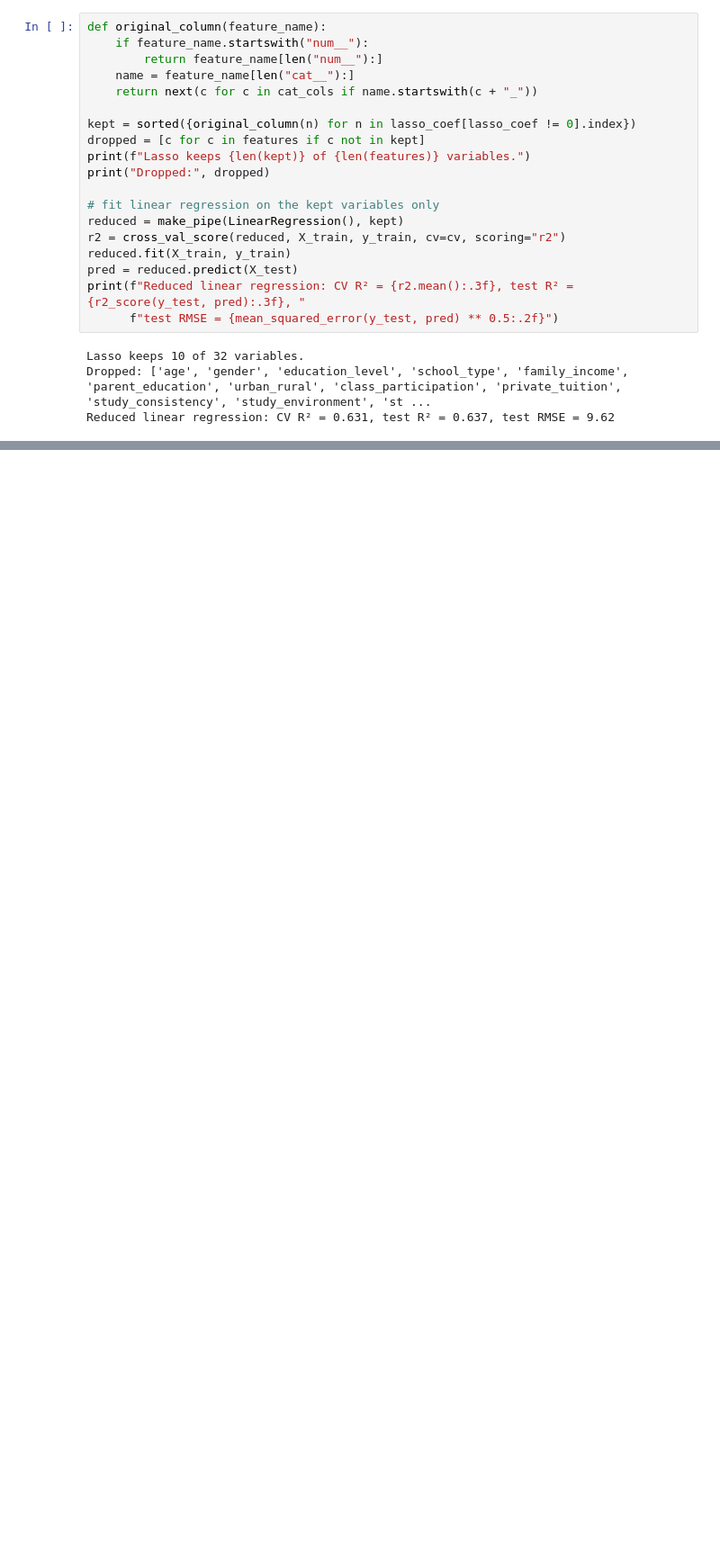
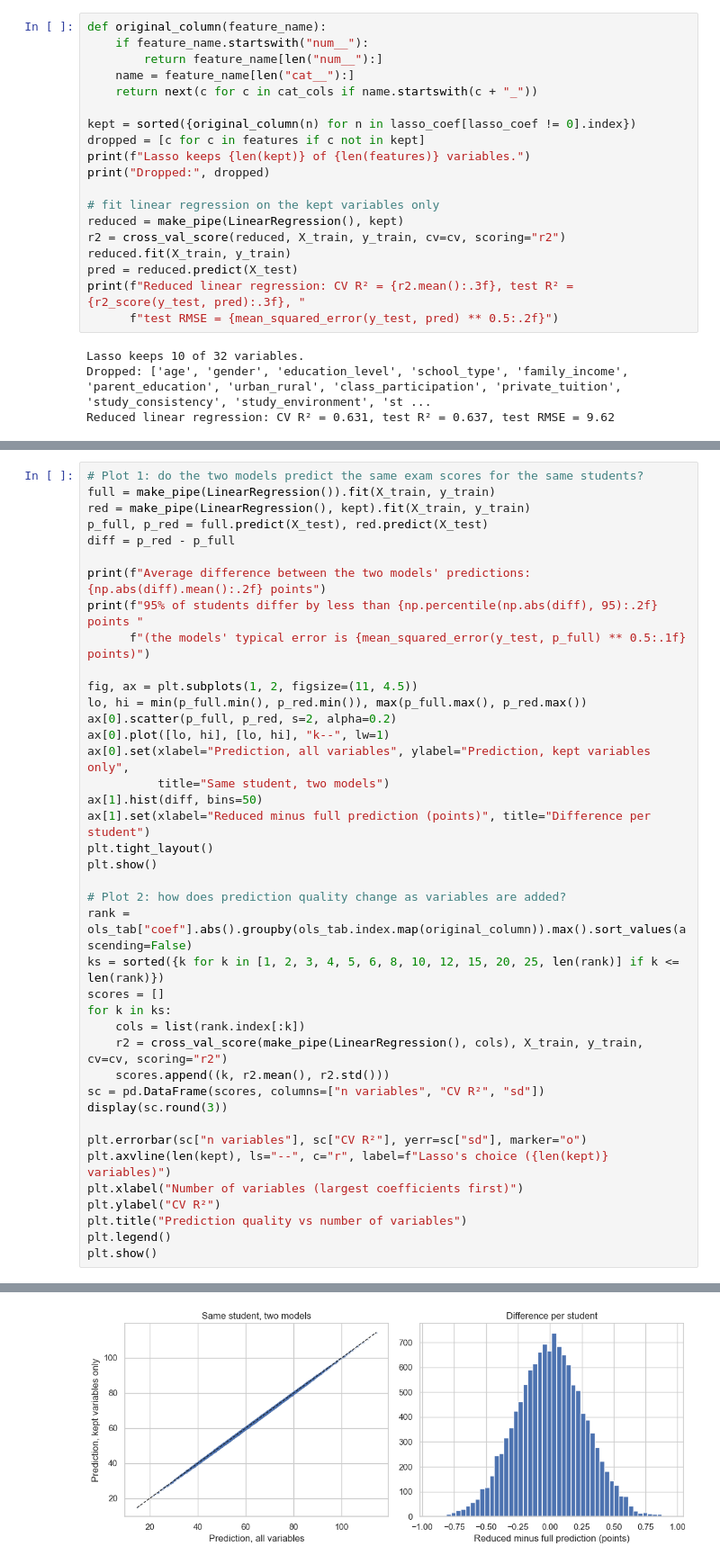
Before and after one commit to or5722bo-s-design/BERN02_exam_performance, a Jupyter notebook: final_project.ipynb, the cells around one changed output, grey strips where cells are left out. Shown at 90% size. Drawn from its saved outputs; the diff is of its cells as text; blank space fills up the shorter version.

```diff
--- a/final_project.ipynb
+++ b/final_project.ipynb
@@ -555,0 +667,41 @@ Reduced linear regression: CV R² = 0.631, test R² = 0.637, test RMSE = 9.62
+# %%
+# Plot 1: do the two models predict the same exam scores for the same students?
+full = make_pipe(LinearRegression()).fit(X_train, y_train)
+red = make_pipe(LinearRegression(), kept).fit(X_train, y_train)
+p_full, p_red = full.predict(X_test), red.predict(X_test)
+diff = p_red - p_full
+
+print(f"Average difference between the two models' predictions: {np.abs(diff).mean():.2f} points")
+print(f"95% of students differ by less than {np.percentile(np.abs(diff), 95):.2f} points "
+      f"(the models' typical error is {mean_squared_error(y_test, p_full) ** 0.5:.1f} points)")
+
+fig, ax = plt.subplots(1, 2, figsize=(11, 4.5))
+lo, hi = min(p_full.min(), p_red.min()), max(p_full.max(), p_red.max())
+ax[0].scatter(p_full, p_red, s=2, alpha=0.2)
+ax[0].plot([lo, hi], [lo, hi], "k--", lw=1)
+ax[0].set(xlabel="Prediction, all variables", ylabel="Prediction, kept variables only",
+          title="Same student, two models")
+ax[1].hist(diff, bins=50)
+ax[1].set(xlabel="Reduced minus full prediction (points)", title="Difference per student")
+plt.tight_layout()
+plt.show()
+
+# Plot 2: how does prediction quality change as variables are added?
+rank = ols_tab["coef"].abs().groupby(ols_tab.index.map(original_column)).max().sort_values(ascending=False)
+ks = sorted({k for k in [1, 2, 3, 4, 5, 6, 8, 10, 12, 15, 20, 25, len(rank)] if k <= len(rank)})
+scores = []
+for k in ks:
+    cols = list(rank.index[:k])
+    r2 = cross_val_score(make_pipe(LinearRegression(), cols), X_train, y_train, cv=cv, scoring="r2")
+    scores.append((k, r2.mean(), r2.std()))
+sc = pd.DataFrame(scores, columns=["n variables", "CV R²", "sd"])
+display(sc.round(3))
+
+plt.errorbar(sc["n variables"], sc["CV R²"], yerr=sc["sd"], marker="o")
+plt.axvline(len(kept), ls="--", c="r", label=f"Lasso's choice ({len(kept)} variables)")
+plt.xlabel("Number of variables (largest coefficients first)")
+plt.ylabel("CV R²")
+plt.title("Prediction quality vs number of variables")
+plt.legend()
+plt.show()
+# %% [output]
@@ -555,0 +710 @@ Reduced linear regression: CV R² = 0.631, test R² = 0.637, test RMSE = 9.62
+[figure, added]
```
Also changed, not shown: parts of 16 cells of this notebook, 2 other files.
